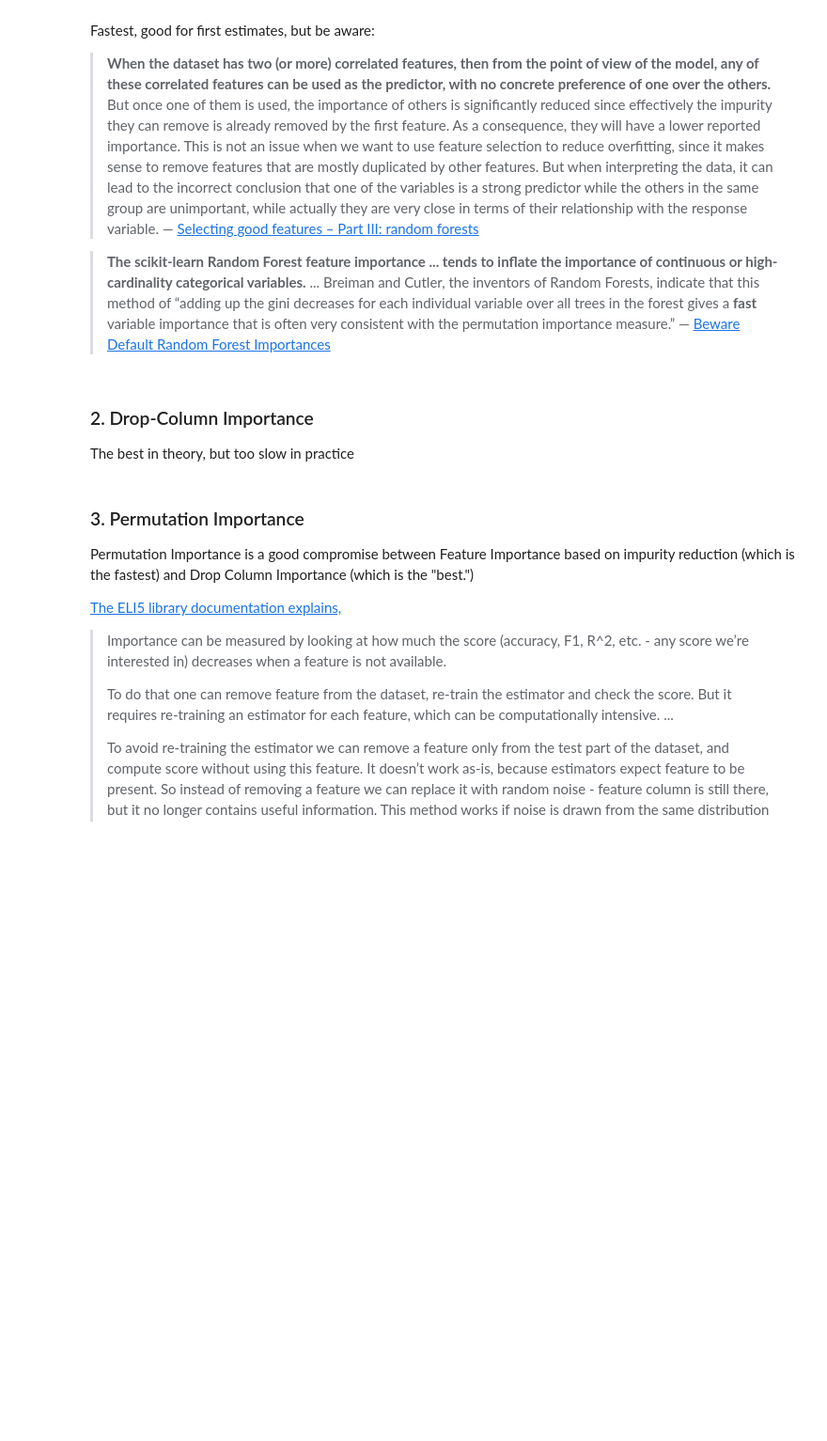
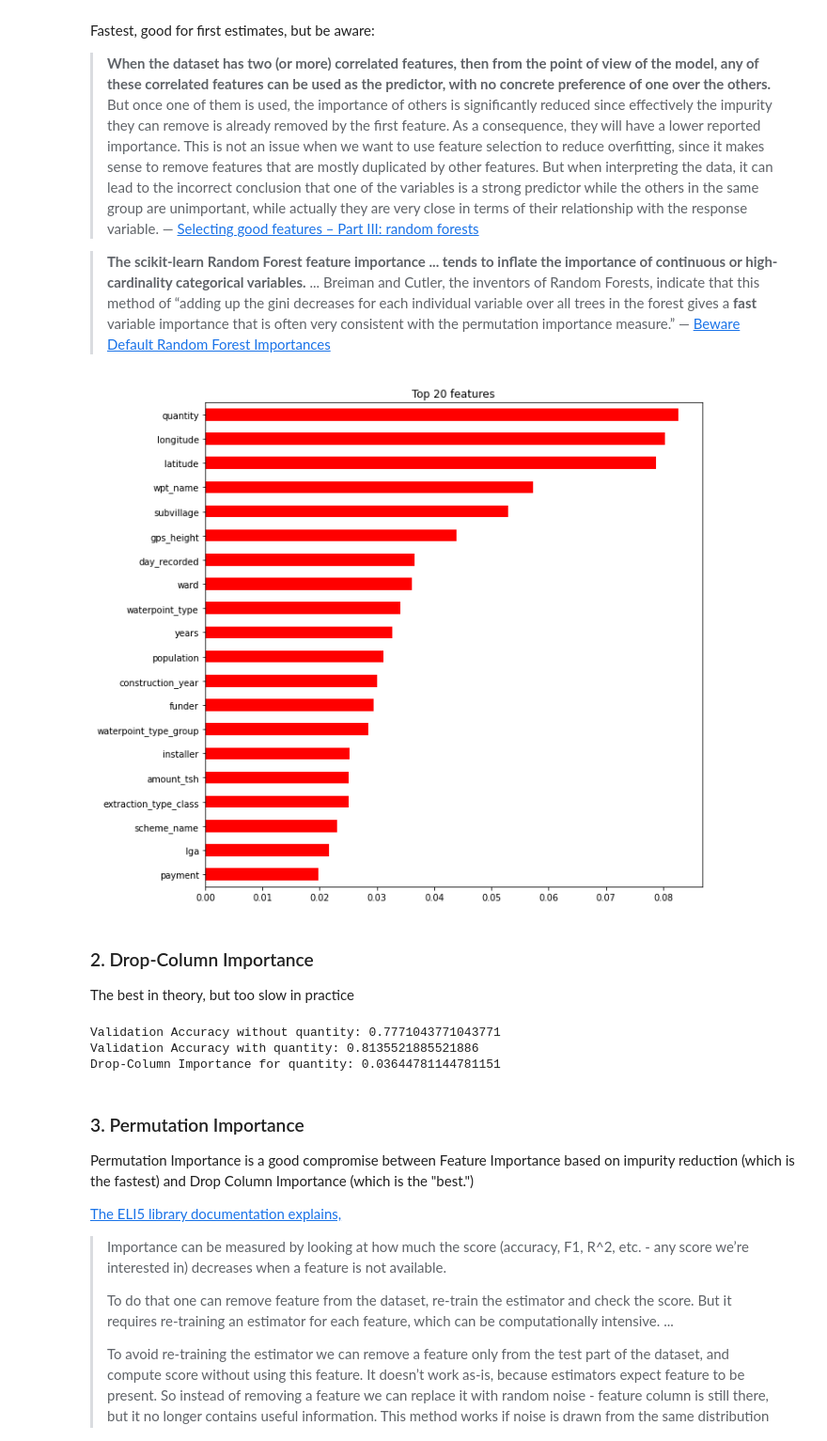
Before and after one commit to skhabiri/DS-Unit-2-Applied-Modeling, a Jupyter notebook: PermutationBoosting-m3/permutationboosting-233.ipynb, the cells around one changed output. Shown: that part at 94% size. Drawn from its saved outputs; the diff is of its cells as text; code cells hidden in the pictures; blank space fills up the shorter version.

```diff
--- a/PermutationBoosting-m3/permutationboosting-233.ipynb
+++ b/PermutationBoosting-m3/permutationboosting-233.ipynb
@@ -27,7 +50,7 @@ import sys
 
 # If you're on Colab:
 if 'google.colab' in sys.modules:
-    DATA_PATH = 'https://raw.githubusercontent.com/LambdaSchool/DS-Unit-2-Applied-Modeling/master/data/'
+    DATA_PATH = 'https://github.com/skhabiri/PredictiveModeling-AppliedModeling-u2s3/tree/master/data/'
     !pip install category_encoders==2.*
     !pip install eli5
 
@@ -158,16 +184,18 @@ Fastest, good for first estimates, but be aware:
 # %%
 # Get feature importances
 rf = pipeline.named_steps['randomforestclassifier']
 importances = pd.Series(rf.feature_importances_, X_train.columns)
 
 # Plot feature importances
 %matplotlib inline
 import matplotlib.pyplot as plt
 
 n = 20
 plt.figure(figsize=(10,n/2))
 plt.title(f'Top {n} features')
-importances.sort_values()[-n:].plot.barh(color='grey');
+importances.sort_values()[-n:].plot.barh(color='red');
+# %% [output]
+[figure, added]
 # %% [markdown]
 ### 2. Drop-Column Importance
 
@@ -197,6 +225,10 @@ print(f'Validation Accuracy with {column}: {score_with}')
 
 # Compare the error with & without column
 print(f'Drop-Column Importance for {column}: {score_with - score_without}')
+# %% [output]
+Validation Accuracy without quantity: 0.7771043771043771
+Validation Accuracy with quantity: 0.8135521885521886
+Drop-Column Importance for quantity: 0.03644781144781151
 # %% [markdown]
 ### 3. Permutation Importance
 
```
Also changed, not shown: parts of 27 cells of this notebook.
